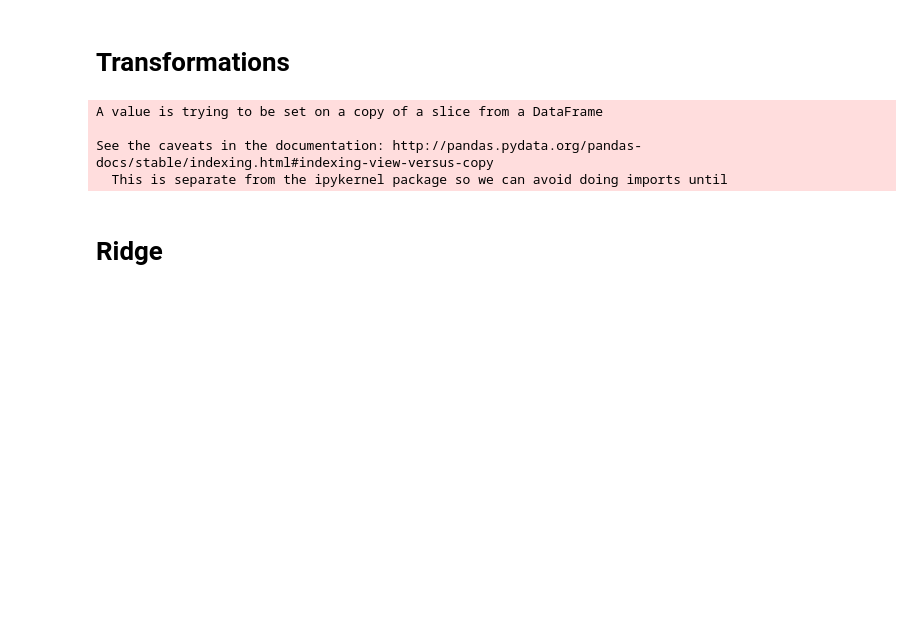
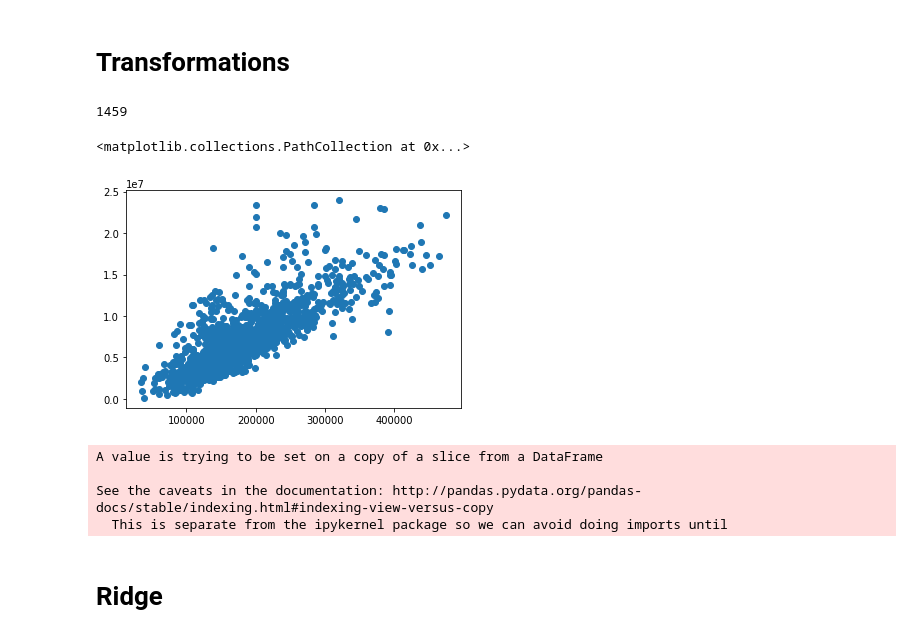
Before and after one commit to bgelly/Machine_Learning_Project_3, a Jupyter notebook: house-prices-advanced-regression-techniques/ridgeBennett/BennettMaster.ipynb, the cells around one changed output. Saved outputs shown, nothing was run; the diff lists cells and outputs as text; code cells hidden in the pictures; blank space fills up the shorter version.

```diff
--- a/house-prices-advanced-regression-techniques/ridgeBennett/BennettMaster.ipynb
+++ b/house-prices-advanced-regression-techniques/ridgeBennett/BennettMaster.ipynb
@@ -115,6 +125,6 @@ master.drop(['Id'], axis = 1, inplace = True)
 #########
 # %%
 # drop vars to drop
-master.drop(['PoolQC', 'Alley', 'Utilities', 'Condition2', 'RoofMatl', 'BsmtCond', 'BsmtQual', 'BsmtFinType2',
+master.drop(['GarageCars','PoolQC', 'Utilities', 'Condition2', 'RoofMatl', 'BsmtCond', 'BsmtQual', 'BsmtFinType2',
             'BsmtFinSF1', 'BsmtFinSF2', 'Heating', 'FireplaceQu', 'MiscVal', 'GarageYrBlt'], axis = 1, inplace = True)
 # %%
@@ -202,6 +211,8 @@ master['PoolArea'] = [0 if i == 0  else 1 for i in master['PoolArea']]
 master['CentralAir'] = [0 if i =='N'  else 1 for i in master['CentralAir']]
 master['Street'] = [0 if i == "Grvl"  else 1 for i in master['Street']]
 master['MasVnrArea'] = [0 if i == "No"  else 1 for i in master['MasVnrArea']]
+
+master['Alley'] = [0 if i == np.nan  else 1 for i in master['Alley']]
 
 master.replace({'LotShape': 'IR3'}, {'LotShape': 'IR1'}, regex=True, inplace = True)
 master.replace({'LotShape': 'IR2'}, {'LotShape': 'IR1'}, regex=True, inplace = True)
@@ -243,3 +254,27 @@ master.replace({'SaleType': 'ConLD'}, {'SaleType': 'ConLw'}, regex=True, inplace
 master['Function'] = [1 if i == "Typ"  else 0 for i in master['Functional']]
 
 master['PavedDrive'] = [1 if i == "Y"  else 0 for i in master['PavedDrive']]
+# %%
+path_to_file = "../../data/train.csv"
+trainnhood = pd.read_csv(path_to_file)
+
+nhood = trainnhood.groupby('Neighborhood').mean().SalePrice
+nhood = pd.DataFrame(nhood).reset_index()
+nhood
+
+dict1 = {}
+for i in nhood.Neighborhood:
+    if nhood[nhood.Neighborhood == i].SalePrice.values[0] >= 300000:
+        #print(nhood[nhood.Neighborhood == i].SalePrice.values[0])
+        dict1[i] = 6
+        print(dict1)
+    elif nhood[nhood.Neighborhood == i].SalePrice.values[0] < 300000 and nhood[nhood.Neighborhood == i].SalePrice.values[0] > 200000:
+        dict1[i] = 5
+    elif nhood[nhood.Neighborhood == i].SalePrice.values[0] <= 200000 and nhood[nhood.Neighborhood == i].SalePrice.values[0] > 150000:
+        dict1[i] = 4
+    elif nhood[nhood.Neighborhood == i].SalePrice.values[0] <= 150000 and nhood[nhood.Neighborhood == i].SalePrice.values[0] > 135000:
+        dict1[i] = 3
+    elif nhood[nhood.Neighborhood == i].SalePrice.values[0] <= 135000 and nhood[nhood.Neighborhood == i].SalePrice.values[0]  > 120000:
+        dict1[i] = 2
+    else:
+        dict1[i] = 1
@@ -245,0 +285,7 @@ master['PavedDrive'] = [1 if i == "Y"  else 0 for i in master['PavedDrive']]
+# %%
+for k,v in dict1.items():
+    for i in master.Neighborhood:
+        print(i)
+        if i == k:
+            print(v)
+            master['OrdHood'] = v
@@ -520,6 +635,10 @@ merge.drop(drop, inplace = True)
 # %%
 # test data
 mergeTest = pd.concat([testCont, testDum, testOrd], axis =1)
+# %%
+len(mergeTest)
+# %% [output]
+1459
 # %%
 # recombine test and train as merged
 merged = merge.append(mergeTest)
@@ -535,6 +654,12 @@ merged.LotArea = [i**(1/2) for i in merged.LotArea]
 merged.OpenPorchSF = [i**(1/2) for i in merged.OpenPorchSF]
 merged.totSF = [i**(2) for i in merged.totSF]
 merged.OverallQual = [i**(2) for i in merged.OverallQual]
+# %%
+test = [i**(1) for i in merged.totSF]
+plt.scatter(merged.SalePrice, test)
+# %% [output]
+<matplotlib.collections.PathCollection at 0x...>
+[figure, added]
 # %%
 # separate train and test
 # %%
```
Also changed, not shown: parts of 49 cells of this notebook, 5 other files.
